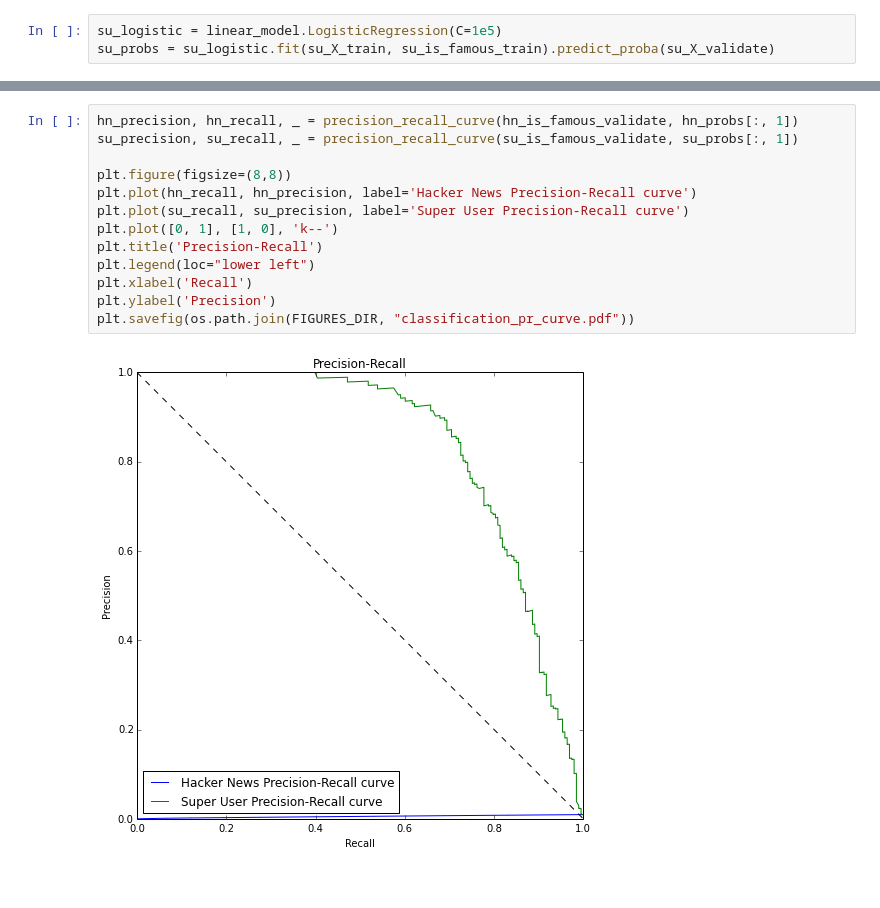
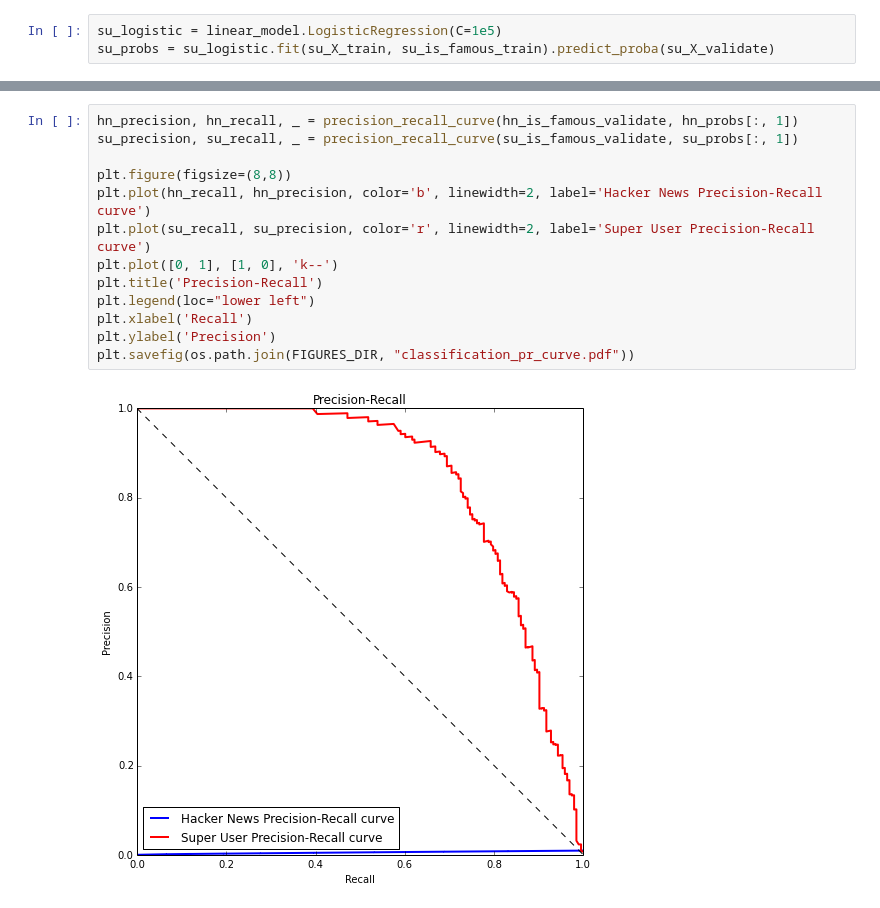
Before and after one commit to turtlesoupy/karma-prediction-cs224w, a Jupyter notebook: ipython/Karma.ipynb, the cells around one changed output, grey strips where cells are left out. Saved outputs shown, nothing was run; the diff lists cells and outputs as text.

Commit message:
Update figures, fix typos

```diff
--- a/ipython/Karma.ipynb
+++ b/ipython/Karma.ipynb
@@ -257,15 +259,15 @@ plt.savefig(os.path.join(FIGURES_DIR, "classification_roc.pdf"))
 # %%
 hn_precision, hn_recall, _ = precision_recall_curve(hn_is_famous_validate, hn_probs[:, 1])
 su_precision, su_recall, _ = precision_recall_curve(su_is_famous_validate, su_probs[:, 1])
 
 plt.figure(figsize=(8,8))
-plt.plot(hn_recall, hn_precision, label='Hacker News Precision-Recall curve')
-plt.plot(su_recall, su_precision, label='Super User Precision-Recall curve')
+plt.plot(hn_recall, hn_precision, color='b', linewidth=2, label='Hacker News Precision-Recall curve')
+plt.plot(su_recall, su_precision, color='r', linewidth=2, label='Super User Precision-Recall curve')
 plt.plot([0, 1], [1, 0], 'k--')
 plt.title('Precision-Recall')
 plt.legend(loc="lower left")
 plt.xlabel('Recall')
 plt.ylabel('Precision')
 plt.savefig(os.path.join(FIGURES_DIR, "classification_pr_curve.pdf"))
 # %% [output]
-[figure, old version]
+[figure, new version]
```
Also changed, not shown: parts of 4 cells of this notebook, 5 other files.
